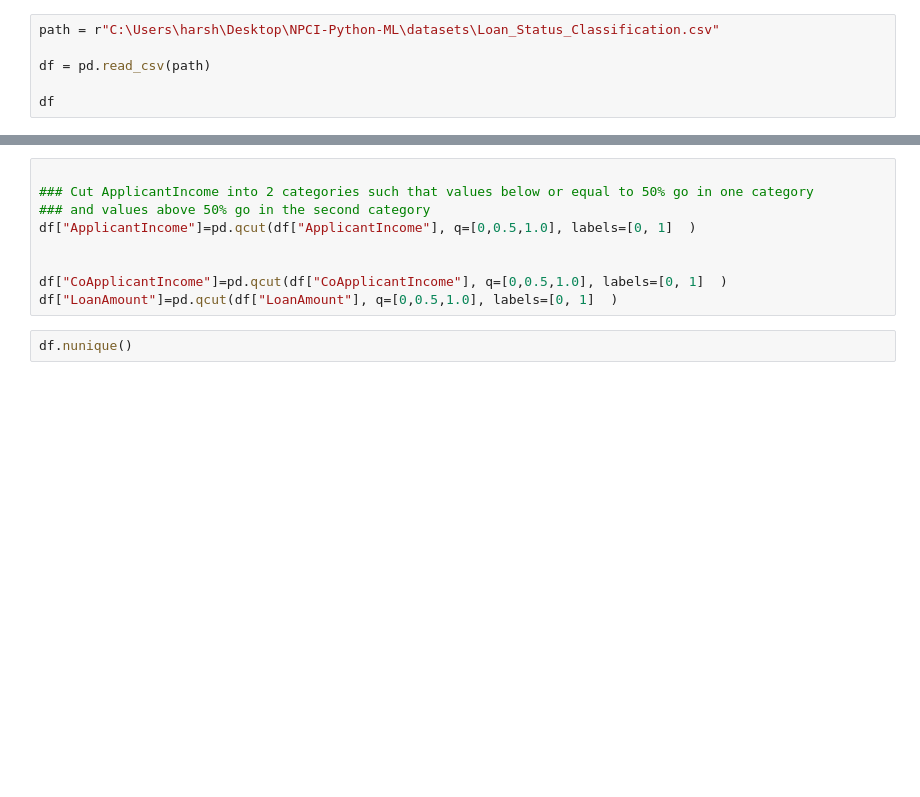
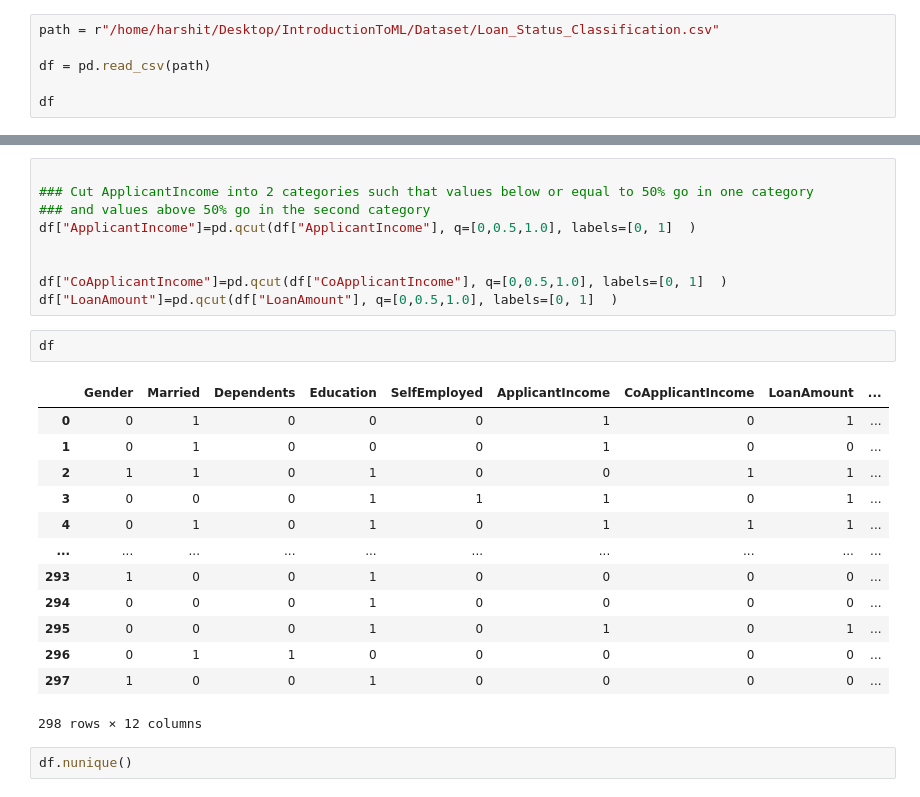
Before and after one commit to techficent/Introduction-To-ML, a Jupyter notebook: Day6/naive_bayes_loan_status.ipynb, the cells around one changed output, grey strips where cells are left out. Saved outputs shown, nothing was run; the diff lists cells and outputs as text; blank space fills up the shorter version.

```diff
--- a/Day6/naive_bayes_loan_status.ipynb
+++ b/Day6/naive_bayes_loan_status.ipynb
@@ -60,7 +60,7 @@ from hyperopt.early_stop import no_progress_loss
 #metrics
 from sklearn.metrics import confusion_matrix, classification_report, accuracy_score, f1_score
 # %%
-path = r"C:\Users\harsh\Desktop\NPCI-Python-ML\datasets\Loan_Status_Classification.csv"
+path = r"/home/harshit/Desktop/IntroductionToML/Dataset/Loan_Status_Classification.csv"
 
 df = pd.read_csv(path)
 
@@ -213,6 +265,22 @@ df["ApplicantIncome"]=pd.qcut(df["ApplicantIncome"], q=[0,0.5,1.0], labels=[0, 1
 
 df["CoApplicantIncome"]=pd.qcut(df["CoApplicantIncome"], q=[0,0.5,1.0], labels=[0, 1]  )
 df["LoanAmount"]=pd.qcut(df["LoanAmount"], q=[0,0.5,1.0], labels=[0, 1]  )
+# %%
+df
+# %% [output]
+|  | Gender | Married | Dependents | Education | SelfEmployed | ApplicantIncome | CoApplicantIncome | LoanAmount | ... |
+| 0 | 0 | 1 | 0 | 0 | 0 | 1 | 0 | 1 | ... |
+| 1 | 0 | 1 | 0 | 0 | 0 | 1 | 0 | 0 | ... |
+| 2 | 1 | 1 | 0 | 1 | 0 | 0 | 1 | 1 | ... |
+| 3 | 0 | 0 | 0 | 1 | 1 | 1 | 0 | 1 | ... |
+| 4 | 0 | 1 | 0 | 1 | 0 | 1 | 1 | 1 | ... |
+| ... | ... | ... | ... | ... | ... | ... | ... | ... | ... |
+| 293 | 1 | 0 | 0 | 1 | 0 | 0 | 0 | 0 | ... |
+| 294 | 0 | 0 | 0 | 1 | 0 | 0 | 0 | 0 | ... |
+| 295 | 0 | 0 | 0 | 1 | 0 | 1 | 0 | 1 | ... |
+| 296 | 0 | 1 | 1 | 0 | 0 | 0 | 0 | 0 | ... |
+| 297 | 1 | 0 | 0 | 1 | 0 | 0 | 0 | 0 | ... |
+298 rows × 12 columns
 # %%
 df.nunique()
 # %% [output]
```
Also changed, not shown: parts of 9 cells of this notebook, 1 other file.
